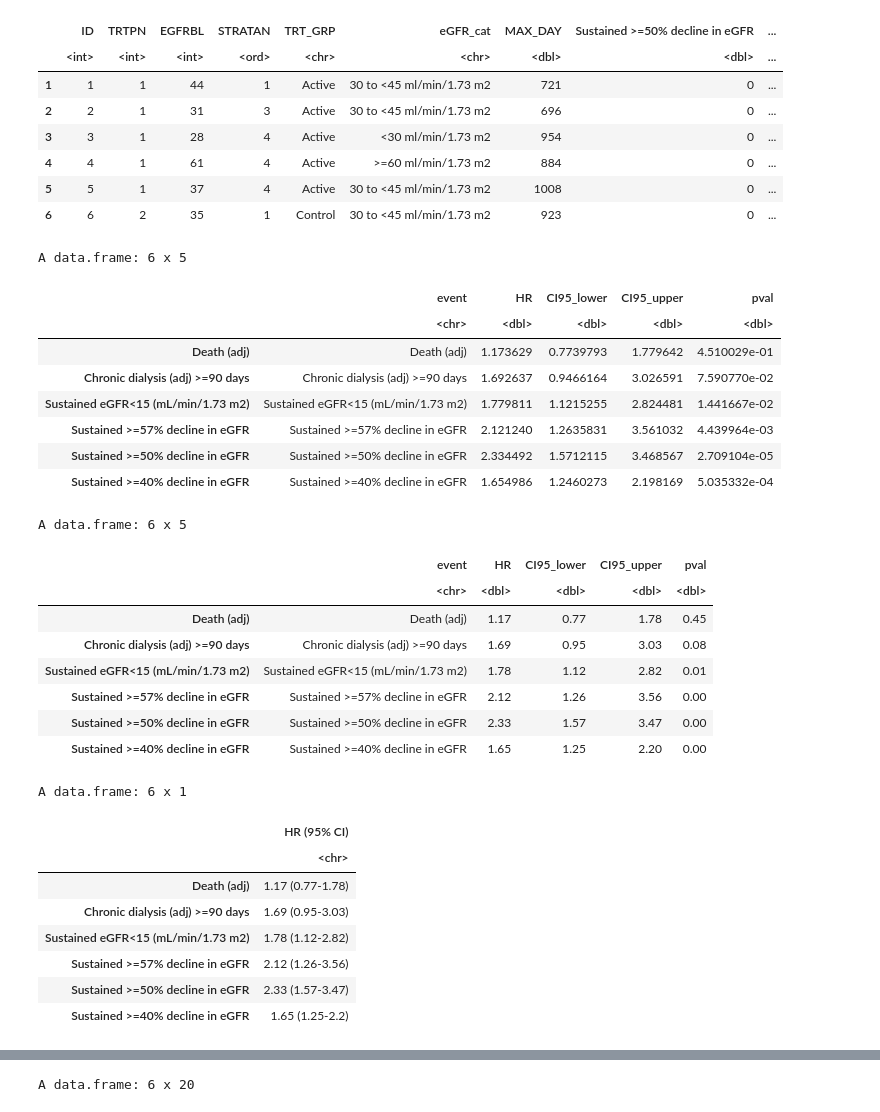
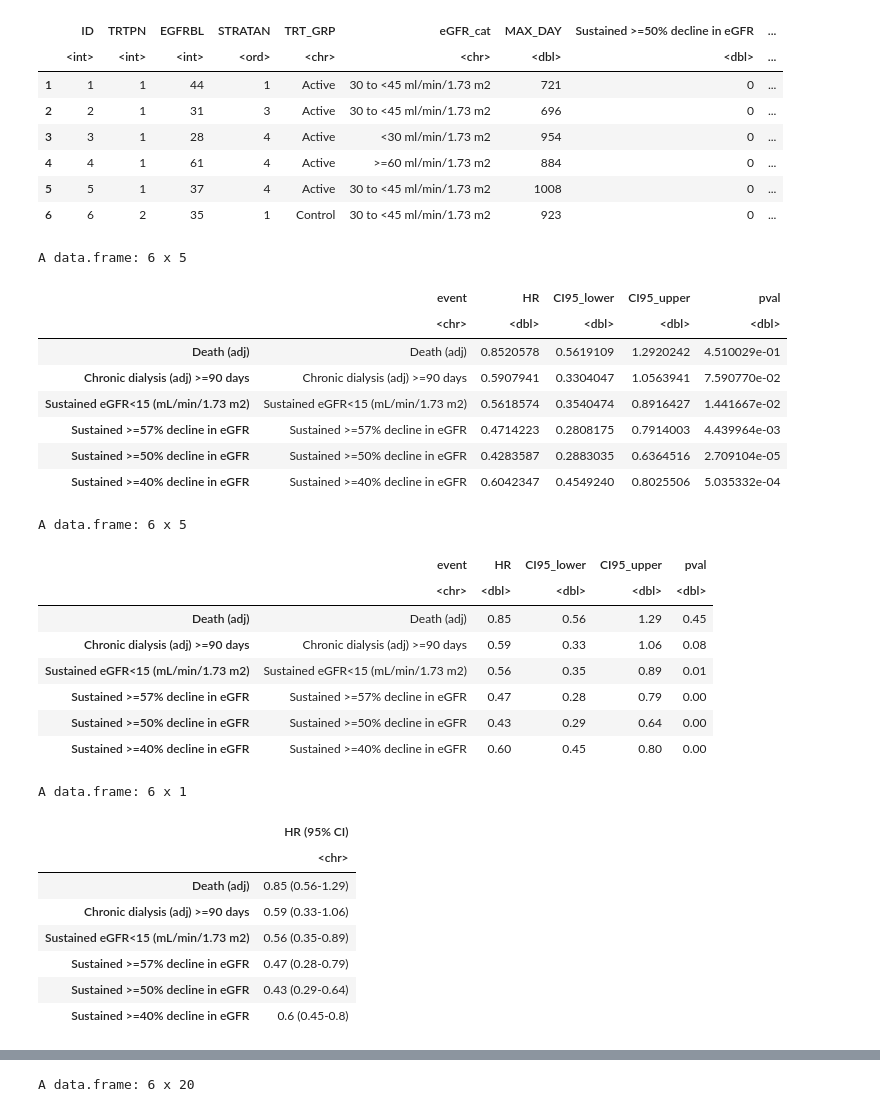
Before and after one commit to kevander/az_takehome, a Jupyter notebook: problem_1/problem_1.ipynb, the cells around one changed output, grey strips where cells are left out. Cells and saved outputs as stored; diff of their text form; code cells hidden in the pictures.

```diff
--- a/problem_1/problem_1.ipynb
+++ b/problem_1/problem_1.ipynb
@@ -409,13 +428,13 @@ calculate_hazard_ratio <- function(cox_df, event_col, event_time_col) {
 
     # Only return stats for the TRT_GRP comparison
     # get the hazard ratio for active vs control
-    hr <- exp(cox_model$coefficients['TRT_GRPControl'])
+    hr <- exp(cox_model$coefficients['TRT_GRPActive'])
 
     # confidence intervals for active vs control HR
-    ci <- exp(confint(cox_model, 'TRT_GRPControl', level = 0.95))
+    ci <- exp(confint(cox_model, 'TRT_GRPActive', level = 0.95))
 
     # extract pvalue
-    pval <- summary(cox_model)$coefficients['TRT_GRPControl', 'Pr(>|z|)']
+    pval <- summary(cox_model)$coefficients['TRT_GRPActive', 'Pr(>|z|)']
 
     res_df <- data.frame(
         event = event_col,
@@ -436,57 +455,59 @@ event_cols = c(
     'Sustained >=50% decline in eGFR',
     'Sustained >=40% decline in eGFR'
 )
+cox_df$TRT_GRP = factor(cox_df$TRT_GRP, levels = c('Control', 'Active'))
 results = list()
 for (event_col in event_cols){
     # Days to event / days to max follow-up
     event_time_col = paste0('DAY_', event_col)
     # Run the model
     res_df = calculate_hazard_ratio(cox_df, event_col, event_time_col)
     # append to results
     results[[event_col]] <- res_df
 }
 # combine all results into a single dataframe
 results_df <- do.call(rbind, results)
 head(results_df)
+cox_df$TRT_GRP = as.character(cox_df$TRT_GRP)
 
 # round the results for numeric columns
 results_df <- results_df %>% mutate_if(is.numeric, ~round(., 2))
 head(results_df)
 
 # Create a single string concatenated column showing the HR and 95% CI
 results_for_merge <- results_df %>%
     mutate(
         `HR (95% CI)` = paste0(HR, " (", CI95_lower, "-", CI95_upper, ")"),
     ) %>% select(`HR (95% CI)`)
 head(results_for_merge)
 # %% [output]
 A data.frame: 6 x 5
 |  | event | HR | CI95_lower | CI95_upper | pval |
 |  | <chr> | <dbl> | <dbl> | <dbl> | <dbl> |
-| Death (adj) | Death (adj) | 1.173629 | 0.7739793 | 1.779642 | 4.510029e-01 |
-| Chronic dialysis (adj) >=90 days | Chronic dialysis (adj) >=90 days | 1.692637 | 0.9466164 | 3.026591 | 7.590770e-02 |
-| Sustained eGFR<15 (mL/min/1.73 m2) | Sustained eGFR<15 (mL/min/1.73 m2) | 1.779811 | 1.1215255 | 2.824481 | 1.441667e-02 |
-| Sustained >=57% decline in eGFR | Sustained >=57% decline in eGFR | 2.121240 | 1.2635831 | 3.561032 | 4.439964e-03 |
-| Sustained >=50% decline in eGFR | Sustained >=50% decline in eGFR | 2.334492 | 1.5712115 | 3.468567 | 2.709104e-05 |
-| Sustained >=40% decline in eGFR | Sustained >=40% decline in eGFR | 1.654986 | 1.2460273 | 2.198169 | 5.035332e-04 |
+| Death (adj) | Death (adj) | 0.8520578 | 0.5619109 | 1.2920242 | 4.510029e-01 |
+| Chronic dialysis (adj) >=90 days | Chronic dialysis (adj) >=90 days | 0.5907941 | 0.3304047 | 1.0563941 | 7.590770e-02 |
+| Sustained eGFR<15 (mL/min/1.73 m2) | Sustained eGFR<15 (mL/min/1.73 m2) | 0.5618574 | 0.3540474 | 0.8916427 | 1.441667e-02 |
+| Sustained >=57% decline in eGFR | Sustained >=57% decline in eGFR | 0.4714223 | 0.2808175 | 0.7914003 | 4.439964e-03 |
+| Sustained >=50% decline in eGFR | Sustained >=50% decline in eGFR | 0.4283587 | 0.2883035 | 0.6364516 | 2.709104e-05 |
+| Sustained >=40% decline in eGFR | Sustained >=40% decline in eGFR | 0.6042347 | 0.4549240 | 0.8025506 | 5.035332e-04 |
 A data.frame: 6 x 5
 |  | event | HR | CI95_lower | CI95_upper | pval |
 |  | <chr> | <dbl> | <dbl> | <dbl> | <dbl> |
-| Death (adj) | Death (adj) | 1.17 | 0.77 | 1.78 | 0.45 |
-| Chronic dialysis (adj) >=90 days | Chronic dialysis (adj) >=90 days | 1.69 | 0.95 | 3.03 | 0.08 |
-| Sustained eGFR<15 (mL/min/1.73 m2) | Sustained eGFR<15 (mL/min/1.73 m2) | 1.78 | 1.12 | 2.82 | 0.01 |
-| Sustained >=57% decline in eGFR | Sustained >=57% decline in eGFR | 2.12 | 1.26 | 3.56 | 0.00 |
-| Sustained >=50% decline in eGFR | Sustained >=50% decline in eGFR | 2.33 | 1.57 | 3.47 | 0.00 |
-| Sustained >=40% decline in eGFR | Sustained >=40% decline in eGFR | 1.65 | 1.25 | 2.20 | 0.00 |
+| Death (adj) | Death (adj) | 0.85 | 0.56 | 1.29 | 0.45 |
+| Chronic dialysis (adj) >=90 days | Chronic dialysis (adj) >=90 days | 0.59 | 0.33 | 1.06 | 0.08 |
+| Sustained eGFR<15 (mL/min/1.73 m2) | Sustained eGFR<15 (mL/min/1.73 m2) | 0.56 | 0.35 | 0.89 | 0.01 |
+| Sustained >=57% decline in eGFR | Sustained >=57% decline in eGFR | 0.47 | 0.28 | 0.79 | 0.00 |
+| Sustained >=50% decline in eGFR | Sustained >=50% decline in eGFR | 0.43 | 0.29 | 0.64 | 0.00 |
+| Sustained >=40% decline in eGFR | Sustained >=40% decline in eGFR | 0.60 | 0.45 | 0.80 | 0.00 |
 A data.frame: 6 x 1
 |  | HR (95% CI) |
 |  | <chr> |
-| Death (adj) | 1.17 (0.77-1.78) |
-| Chronic dialysis (adj) >=90 days | 1.69 (0.95-3.03) |
-| Sustained eGFR<15 (mL/min/1.73 m2) | 1.78 (1.12-2.82) |
-| Sustained >=57% decline in eGFR | 2.12 (1.26-3.56) |
-| Sustained >=50% decline in eGFR | 2.33 (1.57-3.47) |
-| Sustained >=40% decline in eGFR | 1.65 (1.25-2.2) |
+| Death (adj) | 0.85 (0.56-1.29) |
+| Chronic dialysis (adj) >=90 days | 0.59 (0.33-1.06) |
+| Sustained eGFR<15 (mL/min/1.73 m2) | 0.56 (0.35-0.89) |
+| Sustained >=57% decline in eGFR | 0.47 (0.28-0.79) |
+| Sustained >=50% decline in eGFR | 0.43 (0.29-0.64) |
+| Sustained >=40% decline in eGFR | 0.6 (0.45-0.8) |
 # %%
 # Table two also asks for a comparison of the median follow-up days for Active vs control
 # get max day for each patient across all followup_day_cols
```
Also changed, not shown: parts of 8 cells of this notebook.
